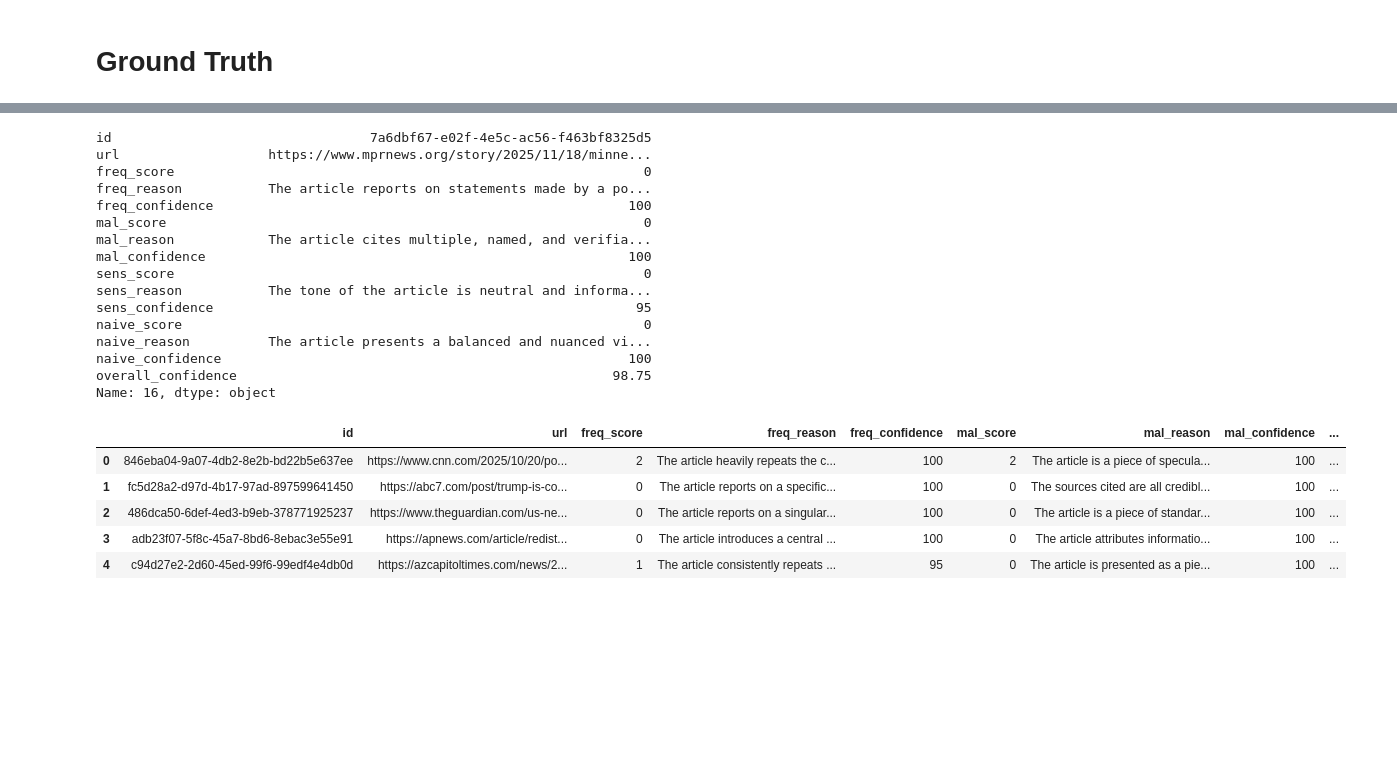
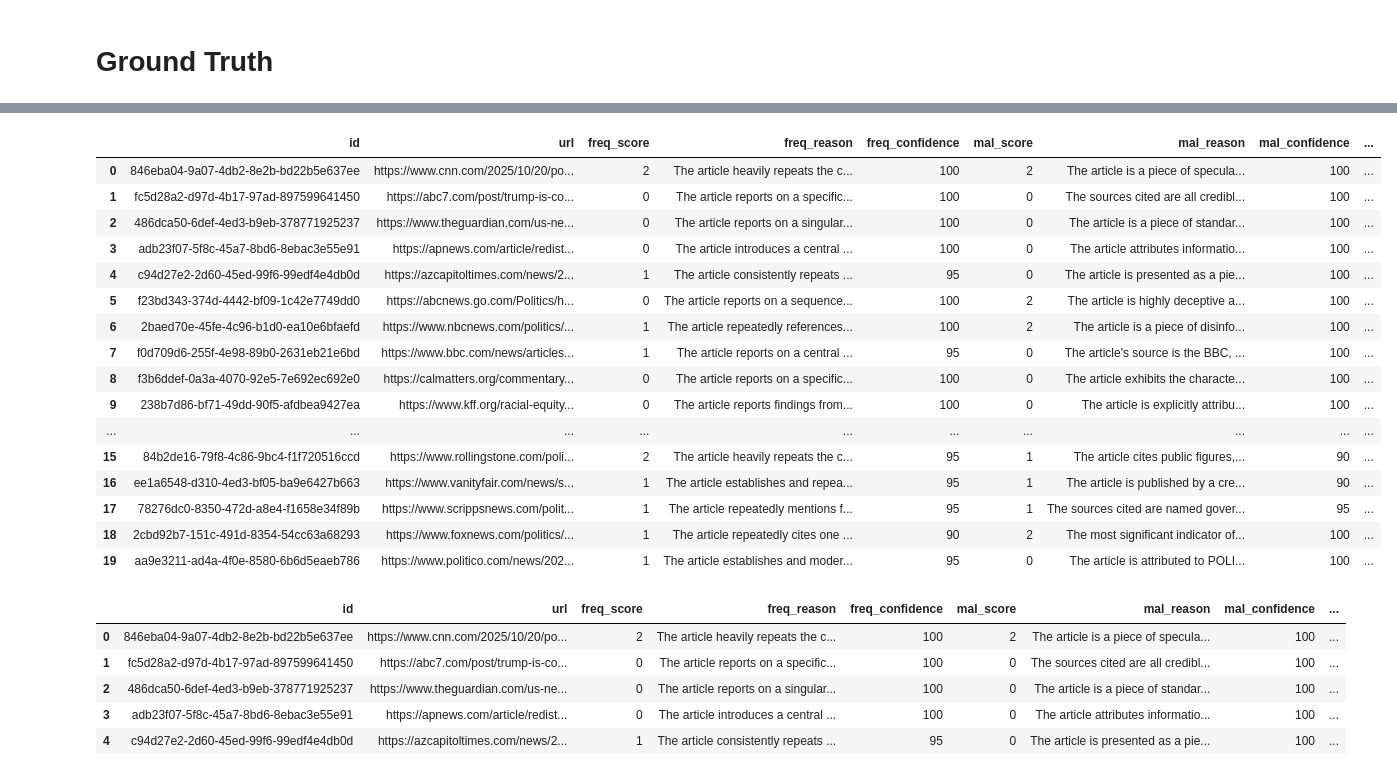
Before and after one commit to JacquelynGarcia/DSC180A-Q1Project, a Jupyter notebook: notebooks/llm_accuracy.ipynb, the cells around one changed output, grey strips where cells are left out. Drawn from its saved outputs; the diff is of its cells as text; code cells hidden in the pictures; blank space fills up the shorter version.

```diff
--- a/notebooks/llm_accuracy.ipynb
+++ b/notebooks/llm_accuracy.ipynb
@@ -58,23 +96,24 @@ https://www.dailywire.com/news/musk-reveals-shocking-cases-of-fraud-found-at-sma
 # %%
-cot_df = pd.read_csv('../webapp/cot_outputs.csv')
-cot_df.iloc[16]
+cot_df = pd.read_csv('../webapp/results/cot_outputs.csv')
+cot_df
 # %% [output]
-id                                 7a6dbf67-e02f-4e5c-ac56-f463bf8325d5
-url                   https://www.mprnews.org/story/2025/11/18/minne...
-freq_score                                                            0
-freq_reason           The article reports on statements made by a po...
-freq_confidence                                                     100
-mal_score                                                             0
-mal_reason            The article cites multiple, named, and verifia...
-mal_confidence                                                      100
-sens_score                                                            0
-sens_reason           The tone of the article is neutral and informa...
-sens_confidence                                                      95
-naive_score                                                           0
-naive_reason          The article presents a balanced and nuanced vi...
-naive_confidence                                                    100
-overall_confidence                                                98.75
-Name: 16, dtype: object
+|  | id | url | freq_score | freq_reason | freq_confidence | mal_score | mal_reason | mal_confidence | ... |
+| 0 | 846eba04-9a07-4db2-8e2b-bd22b5e637ee | https://www.cnn.com/2025/10/20/po... | 2 | The article heavily repeats the c... | 100 | 2 | The article is a piece of specula... | 100 | ... |
+| 1 | fc5d28a2-d97d-4b17-97ad-897599641450 | https://abc7.com/post/trump-is-co... | 0 | The article reports on a specific... | 100 | 0 | The sources cited are all credibl... | 100 | ... |
+| 2 | 486dca50-6def-4ed3-b9eb-378771925237 | https://www.theguardian.com/us-ne... | 0 | The article reports on a singular... | 100 | 0 | The article is a piece of standar... | 100 | ... |
+| 3 | adb23f07-5f8c-45a7-8bd6-8ebac3e55e91 | https://apnews.com/article/redist... | 0 | The article introduces a central ... | 100 | 0 | The article attributes informatio... | 100 | ... |
+| 4 | c94d27e2-2d60-45ed-99f6-99edf4e4db0d | https://azcapitoltimes.com/news/2... | 1 | The article consistently repeats ... | 95 | 0 | The article is presented as a pie... | 100 | ... |
+| 5 | f23bd343-374d-4442-bf09-1c42e7749dd0 | https://abcnews.go.com/Politics/h... | 0 | The article reports on a sequence... | 100 | 2 | The article is highly deceptive a... | 100 | ... |
+| 6 | 2baed70e-45fe-4c96-b1d0-ea10e6bfaefd | https://www.nbcnews.com/politics/... | 1 | The article repeatedly references... | 100 | 2 | The article is a piece of disinfo... | 100 | ... |
+| 7 | f0d709d6-255f-4e98-89b0-2631eb21e6bd | https://www.bbc.com/news/articles... | 1 | The article reports on a central ... | 95 | 0 | The article's source is the BBC, ... | 100 | ... |
+| 8 | f3b6ddef-0a3a-4070-92e5-7e692ec692e0 | https://calmatters.org/commentary... | 0 | The article reports on a specific... | 100 | 0 | The article exhibits the characte... | 100 | ... |
+| 9 | 238b7d86-bf71-49dd-90f5-afdbea9427ea | https://www.kff.org/racial-equity... | 0 | The article reports findings from... | 100 | 0 | The article is explicitly attribu... | 100 | ... |
+| ... | ... | ... | ... | ... | ... | ... | ... | ... | ... |
+| 15 | 84b2de16-79f8-4c86-9bc4-f1f720516ccd | https://www.rollingstone.com/poli... | 2 | The article heavily repeats the c... | 95 | 1 | The article cites public figures,... | 90 | ... |
+| 16 | ee1a6548-d310-4ed3-bf05-ba9e6427b663 | https://www.vanityfair.com/news/s... | 1 | The article establishes and repea... | 95 | 1 | The article is published by a cre... | 90 | ... |
+| 17 | 78276dc0-8350-472d-a8e4-f1658e34f89b | https://www.scrippsnews.com/polit... | 1 | The article repeatedly mentions f... | 95 | 1 | The sources cited are named gover... | 95 | ... |
+| 18 | 2cbd92b7-151c-491d-8354-54cc63a68293 | https://www.foxnews.com/politics/... | 1 | The article repeatedly cites one ... | 90 | 2 | The most significant indicator of... | 100 | ... |
+| 19 | aa9e3211-ad4a-4f0e-8580-6b6d5eaeb786 | https://www.politico.com/news/202... | 1 | The article establishes and moder... | 95 | 0 | The article is attributed to POLI... | 100 | ... |
 # %%
 cot_df.head()
 # %% [output]
```
Also changed, not shown: parts of 13 cells of this notebook, 1 other file.
